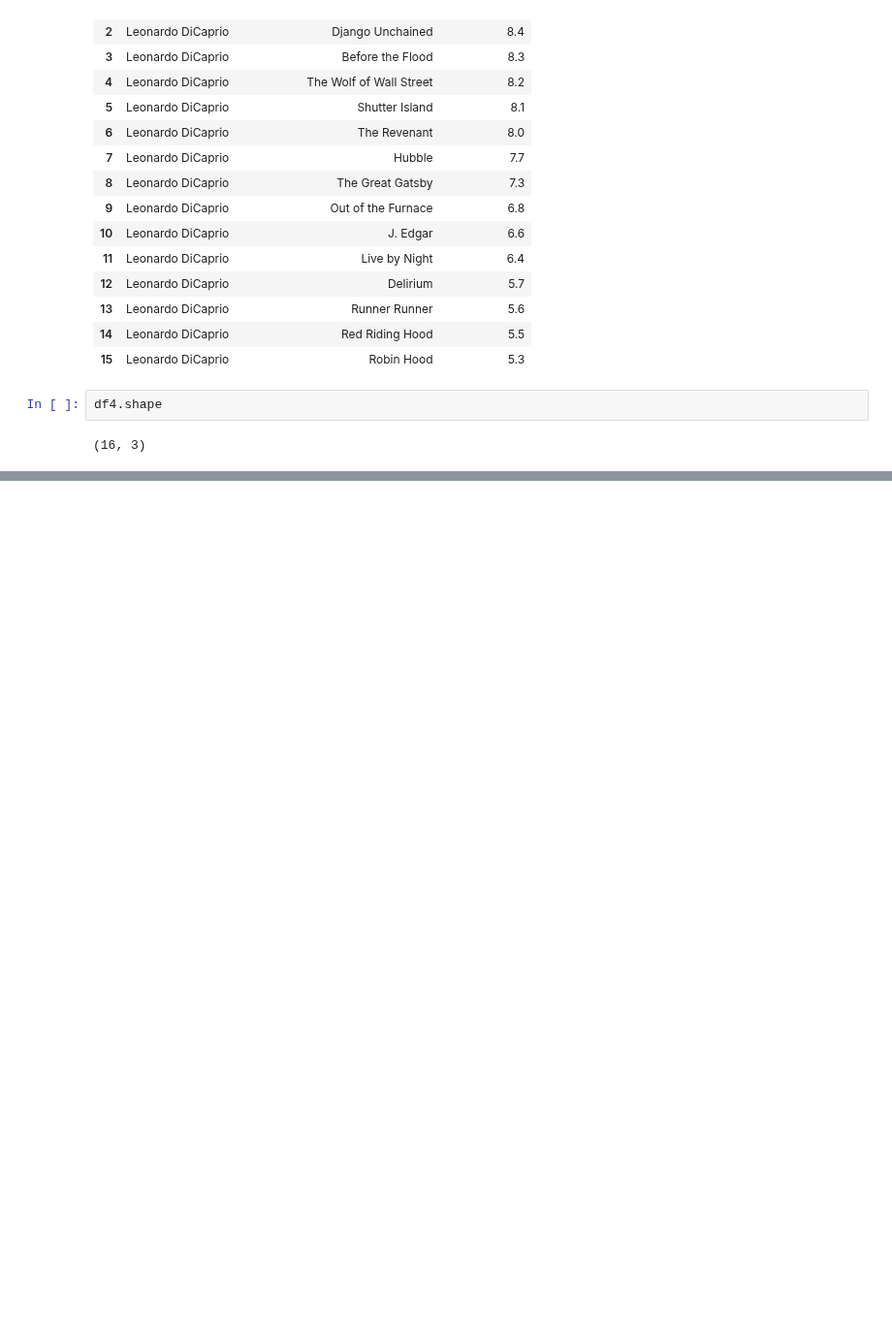
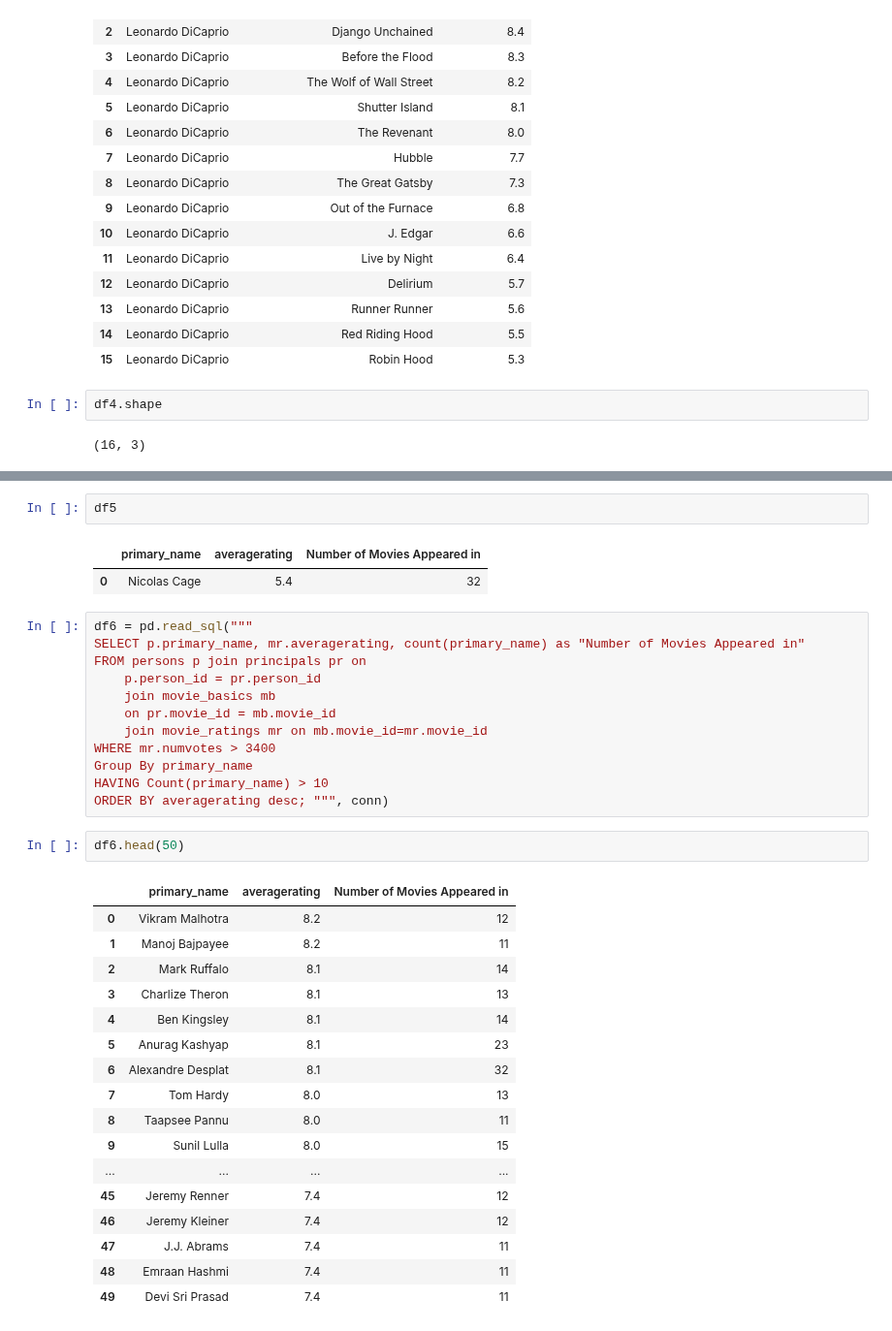
Before and after one commit to omunozsanchezdeloitte/Capstone---LPod-3, a Jupyter notebook: index.ipynb, the cells around one changed output, grey strips where cells are left out. Shown at 97% size. Drawn from its saved outputs; the diff is of its cells as text; blank space fills up the shorter version.

```diff
--- a/index.ipynb
+++ b/index.ipynb
@@ -146,0 +192,37 @@ df4.shape
+# %%
+df5
+# %% [output]
+|  | primary_name | averagerating | Number of Movies Appeared in |
+| 0 | Nicolas Cage | 5.4 | 32 |
+# %%
+df6 = pd.read_sql("""
+SELECT p.primary_name, mr.averagerating, count(primary_name) as "Number of Movies Appeared in"
+FROM persons p join principals pr on
+    p.person_id = pr.person_id
+    join movie_basics mb
+    on pr.movie_id = mb.movie_id
+    join movie_ratings mr on mb.movie_id=mr.movie_id
+WHERE mr.numvotes > 3400
+Group By primary_name
+HAVING Count(primary_name) > 10
+ORDER BY averagerating desc; """, conn)
+# %%
+df6.head(50)
+# %% [output]
+|  | primary_name | averagerating | Number of Movies Appeared in |
+| 0 | Vikram Malhotra | 8.2 | 12 |
+| 1 | Manoj Bajpayee | 8.2 | 11 |
+| 2 | Mark Ruffalo | 8.1 | 14 |
+| 3 | Charlize Theron | 8.1 | 13 |
+| 4 | Ben Kingsley | 8.1 | 14 |
+| 5 | Anurag Kashyap | 8.1 | 23 |
+| 6 | Alexandre Desplat | 8.1 | 32 |
+| 7 | Tom Hardy | 8.0 | 13 |
+| 8 | Taapsee Pannu | 8.0 | 11 |
+| 9 | Sunil Lulla | 8.0 | 15 |
+| ... | ... | ... | ... |
+| 45 | Jeremy Renner | 7.4 | 12 |
+| 46 | Jeremy Kleiner | 7.4 | 12 |
+| 47 | J.J. Abrams | 7.4 | 11 |
+| 48 | Emraan Hashmi | 7.4 | 11 |
+| 49 | Devi Sri Prasad | 7.4 | 11 |
```
Also changed, not shown: parts of 12 cells of this notebook, 1 other file.
